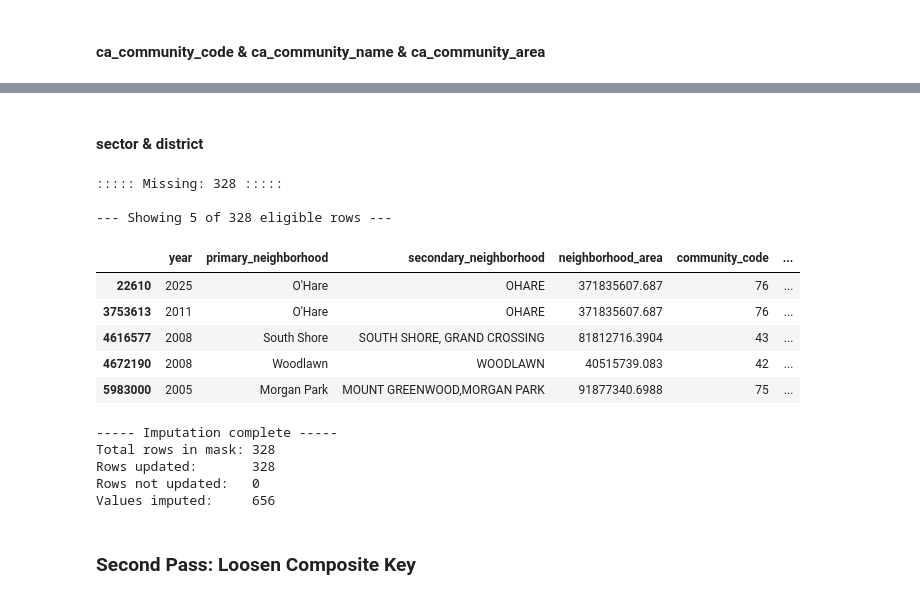
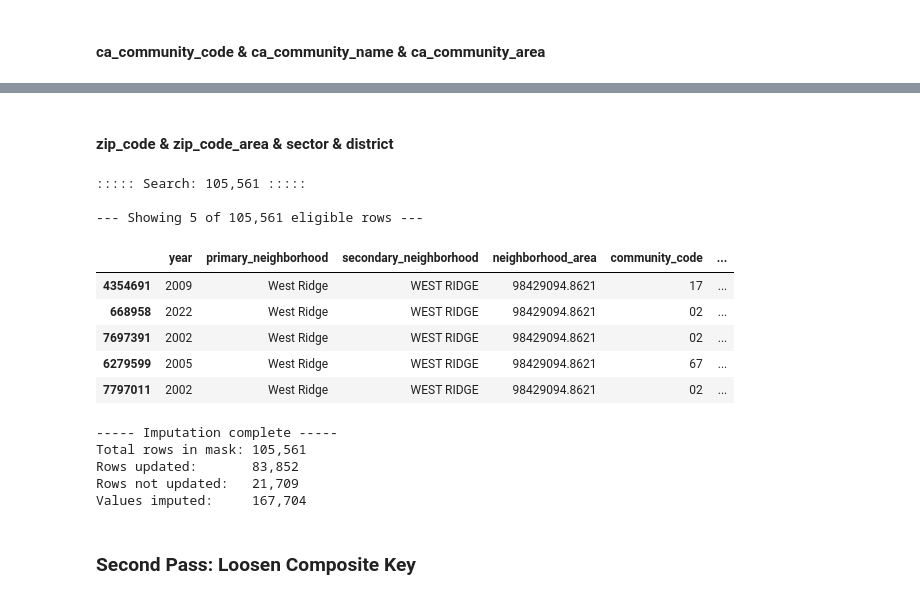
Before and after one commit to SirErikPak/ChicagoCrime, a Jupyter notebook: Notebook/ChicagoCrimeWrangle.ipynb, the cells around one changed output, grey strips where cells are left out. Saved outputs shown, nothing was run; the diff lists cells and outputs as text; code cells hidden in the pictures.

```diff
--- a/Notebook/ChicagoCrimeWrangle.ipynb
+++ b/Notebook/ChicagoCrimeWrangle.ipynb
@@ -877,0 +958,8 @@ Rows not updated:   503,674
+# %%
+# Composite key
+keys = ['year', 'x_coordinate', 'y_coordinate', 'latitude', 'longitude',
+        'district', 'sector', 'beat', 'zip_code']
+update_cols = ['community_code', 'primary_neighborhood', 'secondary_neighborhood', 'neighborhood_area',
+               'ca_community_code', 'ca_community_name', 'ca_community_area', 'zip_code', 'zip_code_area']
+# Update
+df_crime = geo.impute_data(data_df=df_crime, keys=keys, update_cols=update_cols, mask=mask)
@@ -920,0 +1002,8 @@ Values imputed:     387
+# %%
+# Composite key
+keys = ['year', 'x_coordinate', 'y_coordinate', 'latitude', 'longitude',
+        'district', 'sector', 'beat']
+update_cols = ['community_code', 'primary_neighborhood', 'secondary_neighborhood', 'neighborhood_area',
+               'ca_community_code', 'ca_community_name', 'ca_community_area', 'zip_code', 'zip_code_area']
+# Update
+df_crime = geo.impute_data(data_df=df_crime, keys=keys, update_cols=update_cols, mask=mask)
@@ -973,0 +1046,8 @@ df_crime.loc[idx, cols]
+# %%
+# Composite key
+keys = ['year', 'x_coordinate', 'y_coordinate', 'latitude', 'longitude',
+        'zip_code', 'district', 'sector', 'beat']
+update_cols = ['community_code', 'primary_neighborhood', 'secondary_neighborhood', 'neighborhood_area',
+               'ca_community_code', 'ca_community_name', 'ca_community_area']
+# Update
+df_crime = geo.impute_data(data_df=df_crime, keys=keys, update_cols=update_cols, mask=mask)
@@ -1011,0 +1095,8 @@ Values imputed:     258
+# %%
+# Composite key
+keys = ['year', 'x_coordinate', 'y_coordinate', 'latitude', 'longitude',
+        'district', 'sector', 'beat']
+update_cols = ['community_code', 'primary_neighborhood', 'secondary_neighborhood', 'neighborhood_area',
+               'ca_community_code', 'ca_community_name', 'ca_community_area', 'zip_code', 'zip_code_area']
+# Update
+df_crime = geo.impute_data(data_df=df_crime, keys=keys, update_cols=update_cols, mask=mask)
@@ -1022,42 +1119,38 @@ df_crime.loc[idx, cols]
 # %% [markdown]
-#### sector & district
+#### zip_code & zip_code_area & sector & district
 # %%
 # mask
 mask = (
-    df_crime.year.notna() &
     df_crime.x_coordinate.notna() &
     df_crime.y_coordinate.notna() &
-    df_crime.latitude.notna() &
-    df_crime.longitude.notna() &
-        df_crime.sector.isna()
+    df_crime.zip_code.isna()
 )
 
 # Display
 idx = get_sample_report(data_df=df_crime, bool_mask=mask)
 df_crime.loc[idx, cols]
 # %% [output]
-::::: Missing: 328 :::::
+::::: Search: 105,561 :::::
 
---- Showing 5 of 328 eligible rows ---
+--- Showing 5 of 105,561 eligible rows ---
 |  | year | primary_neighborhood | secondary_neighborhood | neighborhood_area | community_code | ... |
-| 22610 | 2025 | O'Hare | OHARE | 371835607.687 | 76 | ... |
-| 3753613 | 2011 | O'Hare | OHARE | 371835607.687 | 76 | ... |
-| 4616577 | 2008 | South Shore | SOUTH SHORE, GRAND CROSSING | 81812716.3904 | 43 | ... |
-| 4672190 | 2008 | Woodlawn | WOODLAWN | 40515739.083 | 42 | ... |
-| 5983000 | 2005 | Morgan Park | MOUNT GREENWOOD,MORGAN PARK | 91877340.6988 | 75 | ... |
+| 4354691 | 2009 | West Ridge | WEST RIDGE | 98429094.8621 | 17 | ... |
+| 668958 | 2022 | West Ridge | WEST RIDGE | 98429094.8621 | 02 | ... |
+| 7697391 | 2002 | West Ridge | WEST RIDGE | 98429094.8621 | 02 | ... |
+| 6279599 | 2005 | West Ridge | WEST RIDGE | 98429094.8621 | 67 | ... |
+| 7797011 | 2002 | West Ridge | WEST RIDGE | 98429094.8621 | 02 | ... |
 # %%
 # Composite key
-keys = ['year', 'x_coordinate', 'y_coordinate', 'latitude', 'longitude',
-        'district', 'zip_code', 'beat']
-update_cols = ['sector', 'district']
+keys = ['x_coordinate', 'y_coordinate', 'latitude', 'longitude']
+update_cols = ['sector', 'district', 'zip_code', 'zip_code_area']
 # Update
 df_crime = geo.impute_data(data_df=df_crime, keys=keys, update_cols=update_cols, mask=mask)
 # %% [output]
 ----- Imputation complete -----
-Total rows in mask: 328
-Rows updated:       328
-Rows not updated:   0
-Values imputed:     656
+Total rows in mask: 105,561
+Rows updated:       83,852
+Rows not updated:   21,709
+Values imputed:     167,704
 # %% [markdown]
 ### Second Pass: Loosen Composite Key
 # %%
```
Also changed, not shown: parts of 118 cells of this notebook, 15 other files.
